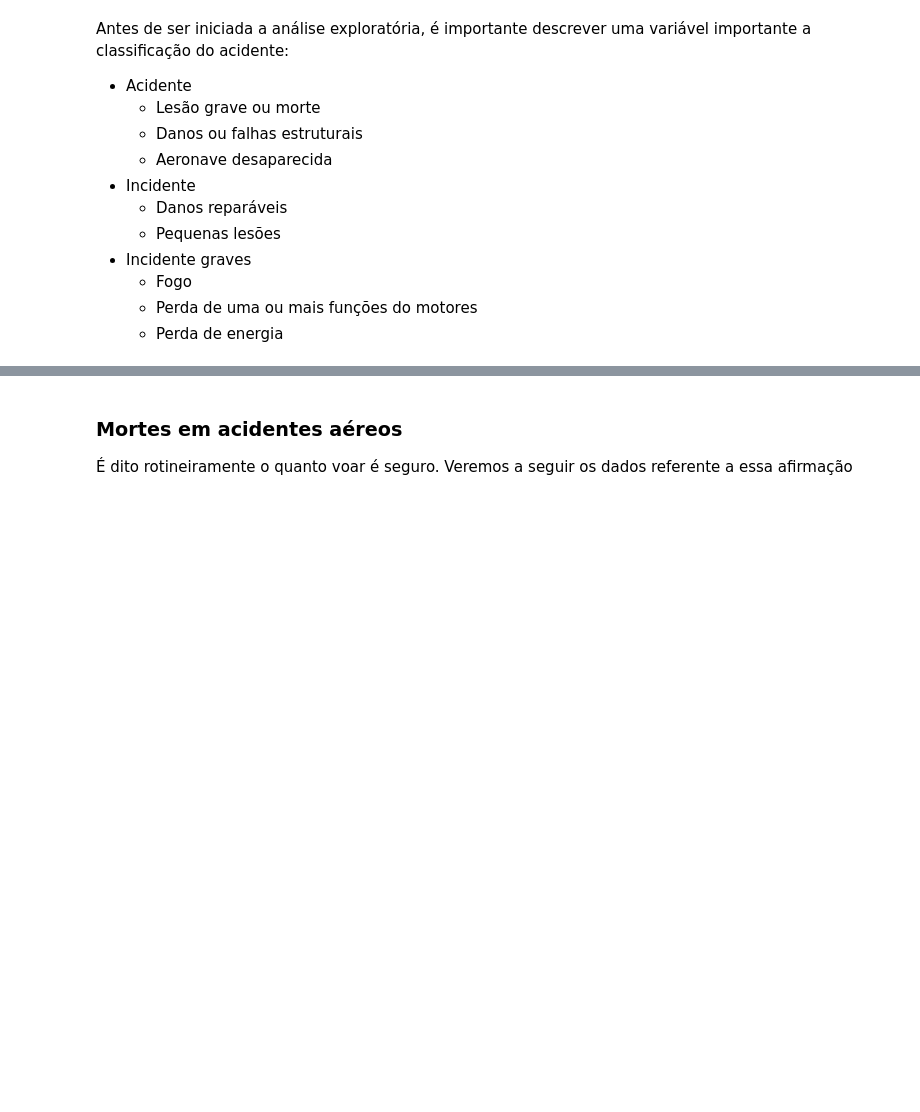
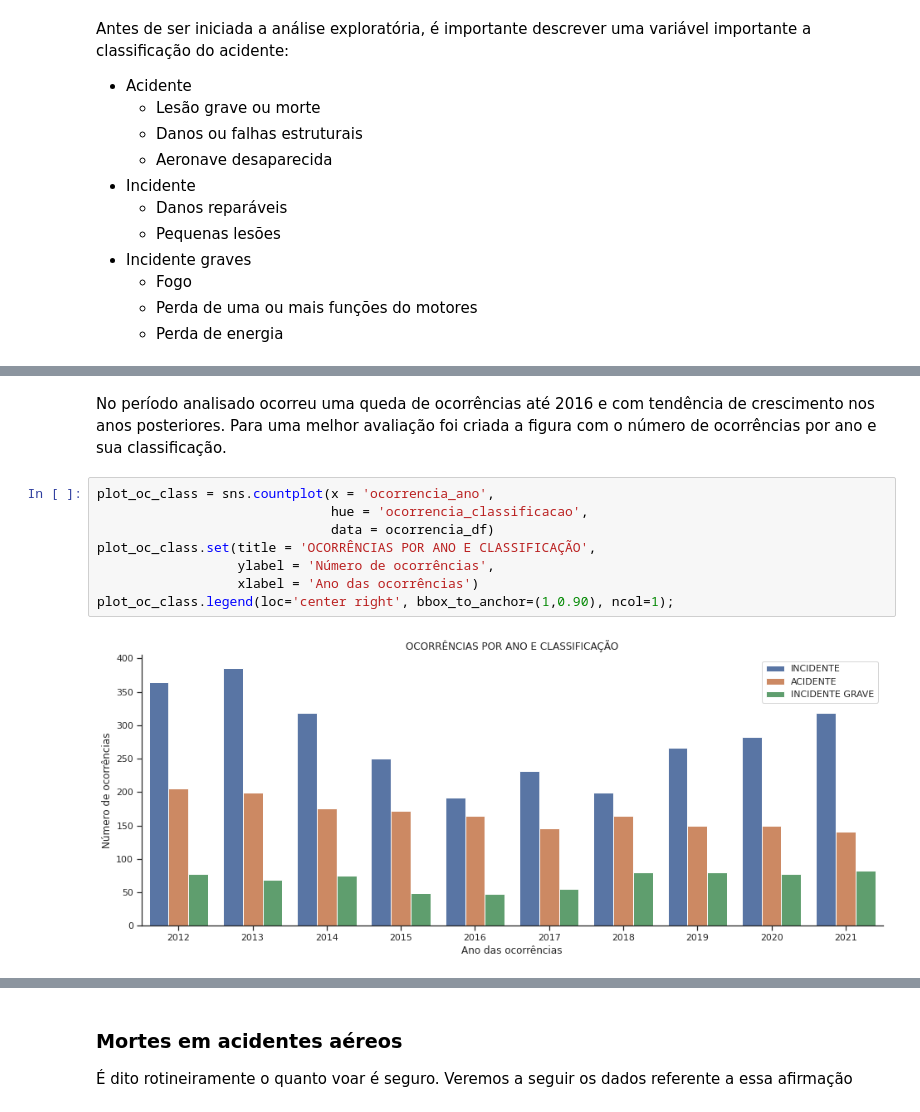
Before and after one commit to JaildoR/cenipa_analise, a Jupyter notebook: notebooks/Analise CENIPA.ipynb, the cells around one changed output, grey strips where cells are left out. Saved outputs shown, nothing was run; the diff lists cells and outputs as text; blank space fills up the shorter version.

```diff
--- a/notebooks/Analise CENIPA.ipynb
+++ b/notebooks/Analise CENIPA.ipynb
@@ -432,0 +451,12 @@ plt.show()
+# %% [markdown]
+No período analisado ocorreu uma queda de ocorrências até 2016 e com tendência de crescimento nos anos posteriores. Para uma melhor avaliação foi criada a figura com o número de ocorrências por ano e sua classificação.
+# %%
+plot_oc_class = sns.countplot(x = 'ocorrencia_ano',
+                              hue = 'ocorrencia_classificacao',
+                              data = ocorrencia_df)
+plot_oc_class.set(title = 'OCORRÊNCIAS POR ANO E CLASSIFICAÇÃO',
+                  ylabel = 'Número de ocorrências',
+                  xlabel = 'Ano das ocorrências')
+plot_oc_class.legend(loc='center right', bbox_to_anchor=(1,0.90), ncol=1);
+# %% [output]
+[figure, added]
```
Also changed, not shown: parts of 56 cells of this notebook, 2 other files.
